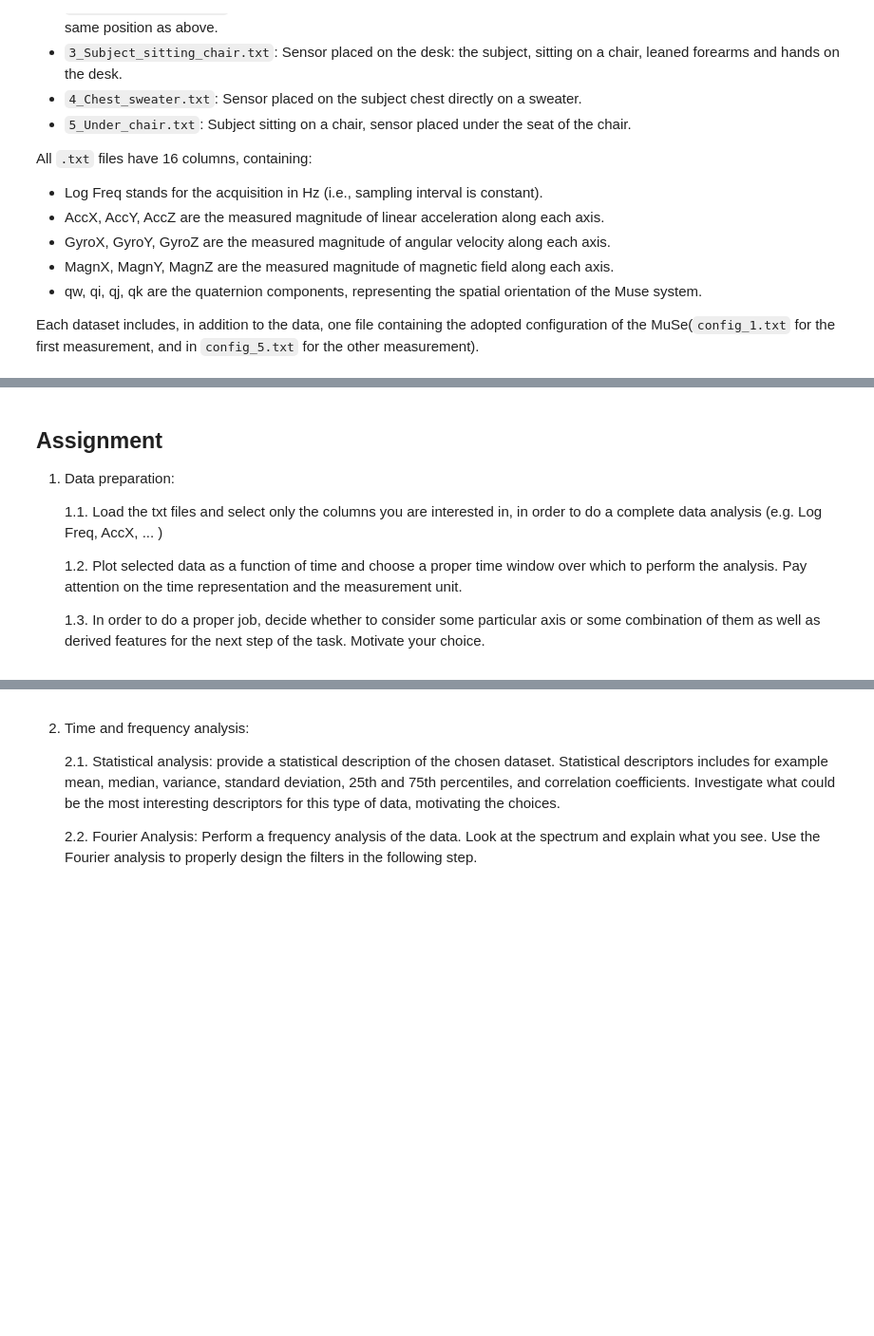
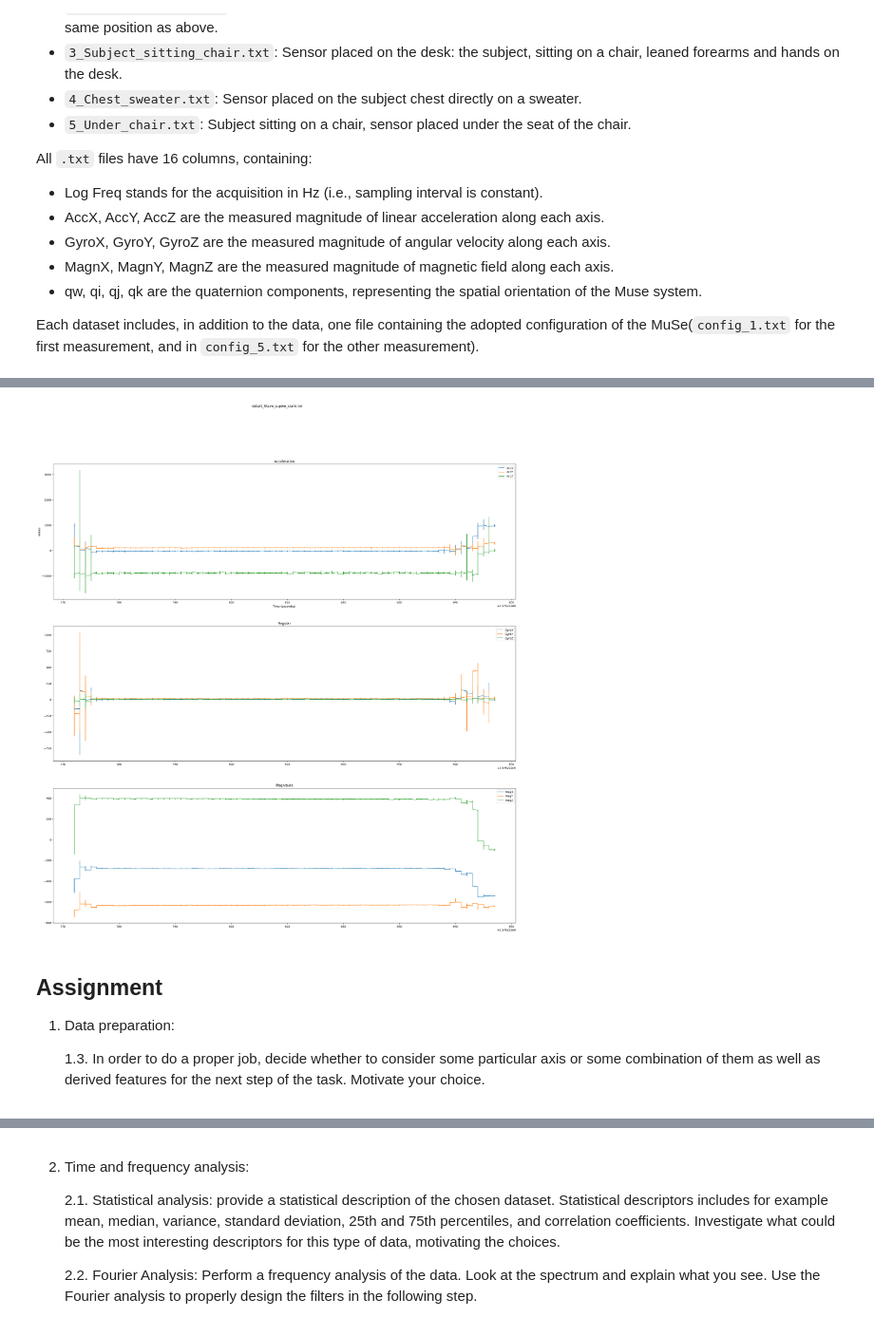
Before and after one commit to superbionicle/ProjectHEART, a Jupyter notebook: Project.ipynb, the cells around one changed output, grey strips where cells are left out. Shown at 95% size. Saved outputs shown, nothing was run; the diff lists cells and outputs as text; code cells hidden in the pictures; blank space fills up the shorter version.

```diff
--- a/Project.ipynb
+++ b/Project.ipynb
@@ -56,12 +162,39 @@ FILES = [SSSFile,MSFile,SSCFile,CWFile,UCFile,CSFile]
+# %%
+def graphDataFramePos(iDataFrame, iTitle):
+    time = (iDataFrame["Timestamp"].max()-iDataFrame["Timestamp"][0])
+    figure = plt.figure(figsize=(30, 30))
+    figure.suptitle(str(iTitle))
+
+    ax = figure.add_subplot(3, 1, 1)
+    ax.plot(iDataFrame["Timestamp"], iDataFrame["AccX"],label="AccX")
+    ax.plot(iDataFrame["Timestamp"], iDataFrame["AccY"],label="AccY")
+    ax.plot(iDataFrame["Timestamp"], iDataFrame["AccZ"],label="AccZ")
+    ax.legend()
+    ax.set_xlabel("Time (secondes)")
+    ax.set_ylabel("values")
+    ax.set_title("Acceleration")
+
+    ax = figure.add_subplot(3, 1, 2)
+    ax.plot(iDataFrame["Timestamp"], iDataFrame["GyroX"],label="GyroX")
+    ax.plot(iDataFrame["Timestamp"], iDataFrame["GyroY"],label="GyroY")
+    ax.plot(iDataFrame["Timestamp"], iDataFrame["GyroZ"],label="GyroZ")
+    ax.legend()
+    ax.set_title("Angular")
+
+    ax = figure.add_subplot(3, 1, 3)
+    ax.plot(iDataFrame["Timestamp"], iDataFrame["MagnX"],label="MagX")
+    ax.plot(iDataFrame["Timestamp"], iDataFrame["MagnY"],label="MagY")
+    ax.plot(iDataFrame["Timestamp"], iDataFrame["MagnZ"],label="MagZ")
+    ax.legend()
+    ax.set_title("Magnitude")
+
+graphDataFramePos(dataFrame,SSSFile)
+# TODO : better graphes, change ticks, etc ...
+# %% [output]
+[figure, added]
 # %% [markdown]
 ## Assignment
 
-
-
 1. Data preparation:
 
-    1.1. Load the txt files and select only the columns you are interested in, in order to do a complete data analysis (e.g. Log Freq, AccX, ... )
-
-    1.2. Plot selected data as a function of time and choose a proper time window over which to perform the analysis. Pay attention on the time representation and the measurement unit.
-
     1.3. In order to do a proper job, decide whether to consider some particular axis or some combination of them as well as derived features for the next step of the task. Motivate your choice.
```
Also changed, not shown: parts of 6 cells of this notebook, 1 other file.
